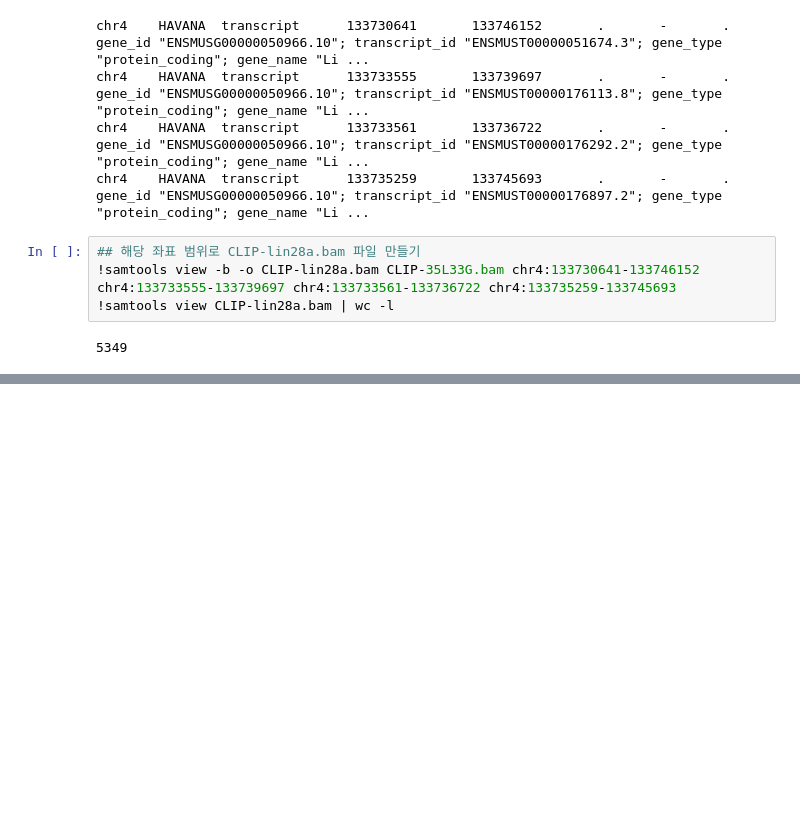
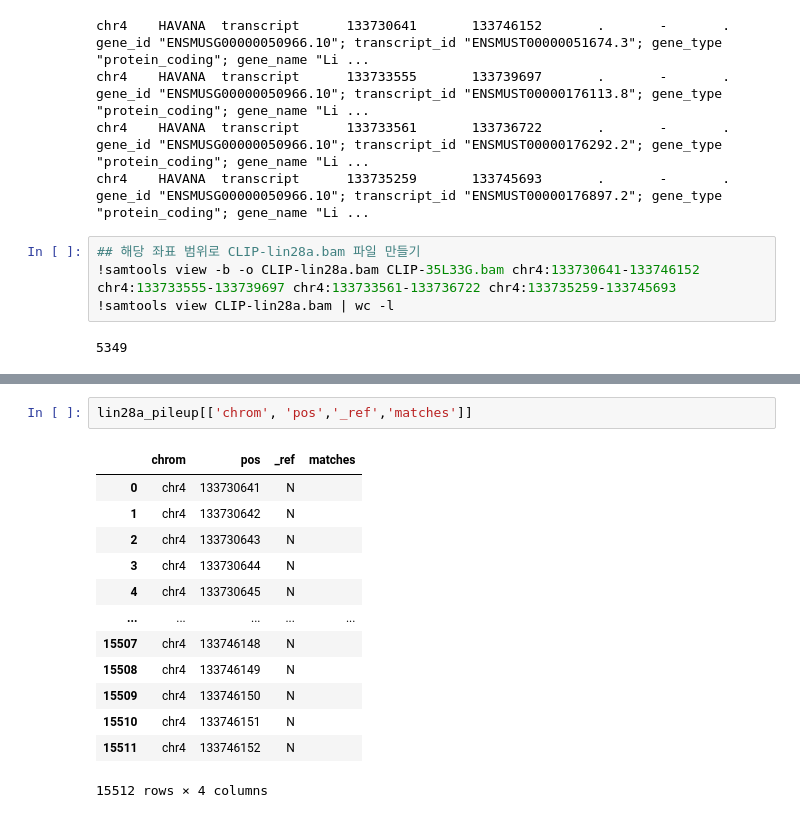
Before and after one commit to heomanism/Bioinformatics1, a Jupyter notebook: Free_Proj/Bioinformatics1_FreeProject.ipynb, the cells around one changed output, grey strips where cells are left out. Drawn from its saved outputs; the diff is of its cells as text; blank space fills up the shorter version.

```diff
--- a/Free_Proj/Bioinformatics1_FreeProject.ipynb
+++ b/Free_Proj/Bioinformatics1_FreeProject.ipynb
@@ -99,0 +176,16 @@ chr4    HAVANA  transcript      133735259       133745693       .       -
+# %%
+lin28a_pileup[['chrom', 'pos','_ref','matches']]
+# %% [output]
+|  | chrom | pos | _ref | matches |
+| 0 | chr4 | 133730641 | N |  |
+| 1 | chr4 | 133730642 | N |  |
+| 2 | chr4 | 133730643 | N |  |
+| 3 | chr4 | 133730644 | N |  |
+| 4 | chr4 | 133730645 | N |  |
+| ... | ... | ... | ... | ... |
+| 15507 | chr4 | 133746148 | N |  |
+| 15508 | chr4 | 133746149 | N |  |
+| 15509 | chr4 | 133746150 | N |  |
+| 15510 | chr4 | 133746151 | N |  |
+| 15511 | chr4 | 133746152 | N |  |
+15512 rows × 4 columns
```
Also changed, not shown: parts of 12 cells of this notebook.
